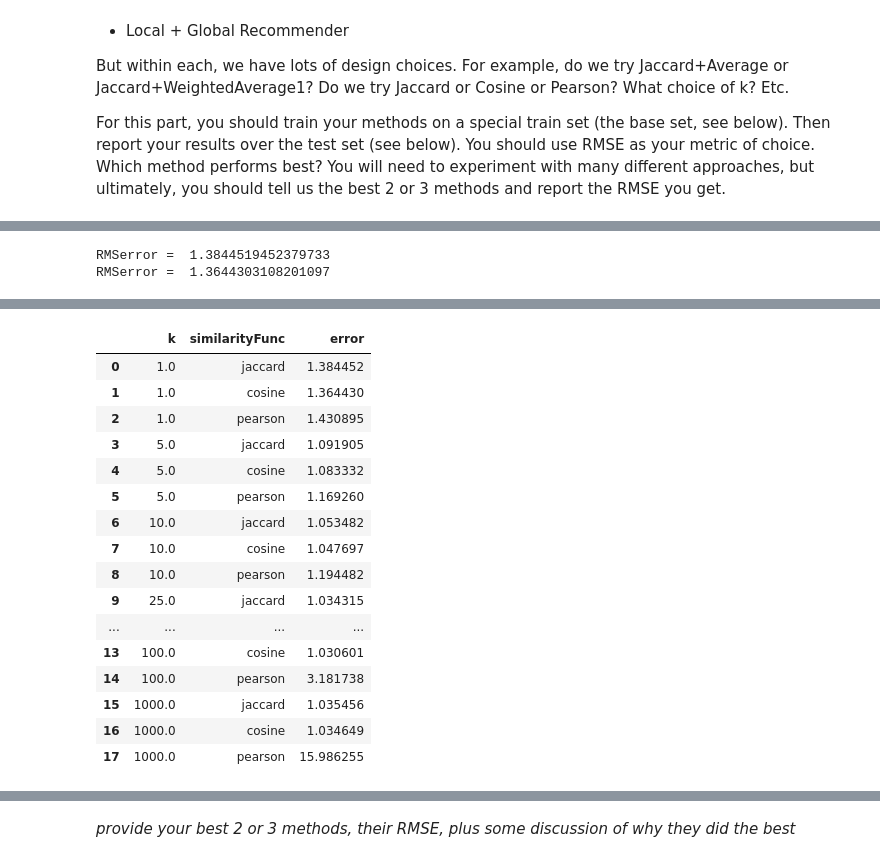
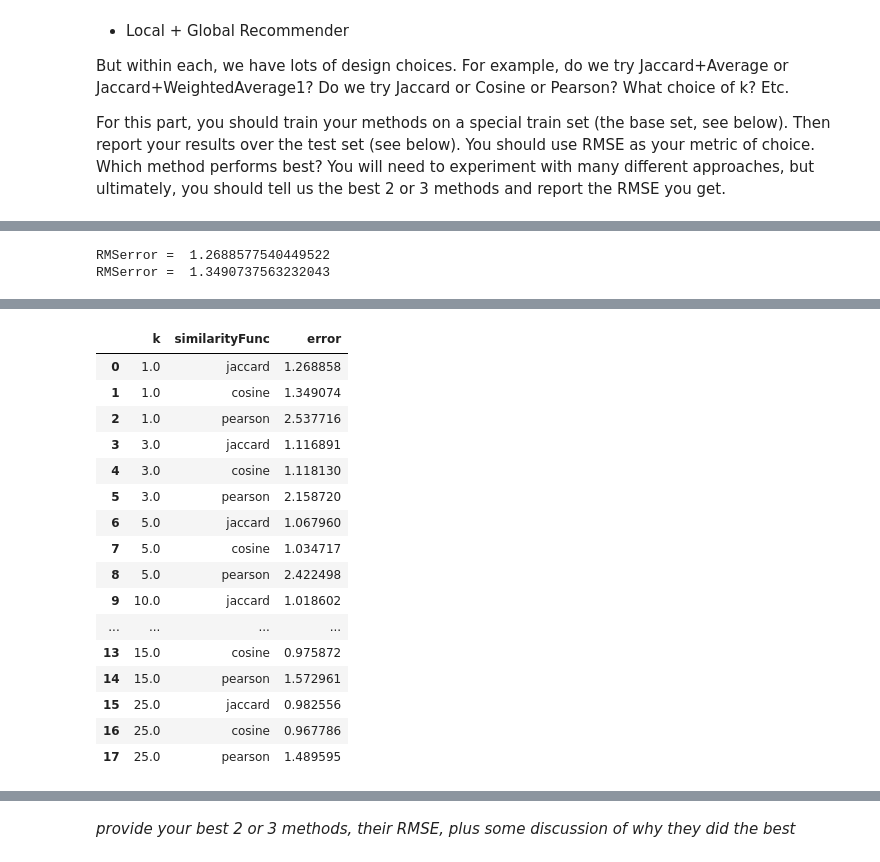
Before and after one commit to RyanChomistek/470hw3, a Jupyter notebook: homework_3.ipynb, the cells around one changed output, grey strips where cells are left out. Drawn from its saved outputs; the diff is of its cells as text; code cells hidden in the pictures.

```diff
--- a/homework_3.ipynb
+++ b/homework_3.ipynb
@@ -259,0 +270,11 @@ weightedAverage2(20, 1,trainingRatingMatrix , pearson, 10, train)
+# %%
+def getClosestkSimilarUsers(movieId, userId, similarityFunc, k, matrix, matrixT):
+    usersWhoSawMovie = np.where(matrixT[movieId] > 0, 1, 0)
+    userIndexes = np.fromfunction(lambda i,j: j, (1,len(usersWhoSawMovie)), dtype=int)[0]
+    usersWhoSawMovieIndexes = (usersWhoSawMovie * userIndexes)
+    usersWhoSawMovieIndexesFiltered = np.extract(usersWhoSawMovieIndexes > 0, usersWhoSawMovieIndexes)
+    usersWithSim = (np.array(list(map(lambda item2: (item2,similarityFunc (userId, item2, matrix),matrix[item2][movieId]), usersWhoSawMovieIndexesFiltered))))
+    sortedTopK = usersWithSim[usersWithSim[:,1].argsort()[::-1]][:k]
+    return pd.DataFrame(data = sortedTopK, columns= ['UserId', 'similarity', 'Rating'])
+
+getClosestkSimilarUsers(97,363, pearson, 10, ratingMatrix, ratingMatrixT)
@@ -263,16 +296,11 @@ The second is to take a weighted average, where we weight more "similar" neighbo
 
 Choose a reasonable k so that r_{c,s} is between 1 to 5
 # %%
-def weightedAverage(movieId, userId, similarityFunc, k, ratingsDF, matrix):
-
-    closest10 = getClosestkSimilarUsers(movieId,userId, similarityFunc, k, ratingsDF, matrix)
-
-    k = 1/closest10['similarity'].sum()
-
-    score = closest10.apply(lambda row: k * row['similarity'] * row['Rating'], axis=1).sum()
-
-
+def weightedAverage(movieId, userId, similarityFunc, k, matrix, matrixT):
+    closestk = getClosestkSimilarUsers(movieId,userId, similarityFunc, k, matrix, matrixT)
+    k = 1/closestk['similarity'].sum()
+    score = closestk.apply(lambda row: k * row['similarity'] * row['Rating'], axis=1).sum()
     return score
 
-print('predicted score = ', weightedAverage(97, 363, pearson, 10, movie_ratings_df, ratingMatrix))
+print('predicted score = ', weightedAverage(97, 363, pearson, 10, ratingMatrix, ratingMatrixT))
 # %% [output]
@@ -430,16 +477,19 @@ RMSerror =  0.991851036585312
 
 #user user
 def userUserPrediction(row):
+    start = time.time()
     #if we havent observed any rankings for this guy return global avg
     if(len(train[train.MovieId == row['MovieId']]) == 0):
         return avgGlobal
-    score = weightedAverage(row['MovieId'], row['UserId'], simFunc, k, train, trainingRatingMatrix)
+    score = weightedAverage(row['MovieId'], row['UserId'], simFunc, k, trainingRatingMatrix, trainingRatingMatrixT)
+    end = time.time()
+    #print(end - start)
     return score
 
 d = {'k': [], 'similarityFunc': [], 'error': []}
 error_df = pd.DataFrame(data=d)
 
-ks = [1,5,10,25,100,1000]
+ks = [1,3,5,10,15,25]
 similarityFuncs = {'jaccard' : jaccard,'cosine' : cosine,'pearson' : pearson}
 simFunc = cosine
 k = 10
@@ -449,11 +499,11 @@ for i in ks:
     for name, func in similarityFuncs.items():
         simFunc = func
         start = time.time()
-        error = GetRMSE(test, userUserPrediction)
+        error = GetRMSE(test[:100], userUserPrediction)
         error_df = error_df.append({'k': k, 'similarityFunc': name, 'error' : error}, ignore_index=True)
         end = time.time()
         #print(end - start)
 error_df
 # %% [output]
-RMSerror =  1.3844519452379733
-RMSerror =  1.3644303108201097
+RMSerror =  1.2688577540449522
+RMSerror =  1.3490737563232043
@@ -476,20 +526,20 @@ RMSerror =  15.986254582369854
 |  | k | similarityFunc | error |
-| 0 | 1.0 | jaccard | 1.384452 |
-| 1 | 1.0 | cosine | 1.364430 |
-| 2 | 1.0 | pearson | 1.430895 |
-| 3 | 5.0 | jaccard | 1.091905 |
-| 4 | 5.0 | cosine | 1.083332 |
-| 5 | 5.0 | pearson | 1.169260 |
-| 6 | 10.0 | jaccard | 1.053482 |
-| 7 | 10.0 | cosine | 1.047697 |
-| 8 | 10.0 | pearson | 1.194482 |
-| 9 | 25.0 | jaccard | 1.034315 |
+| 0 | 1.0 | jaccard | 1.268858 |
+| 1 | 1.0 | cosine | 1.349074 |
+| 2 | 1.0 | pearson | 2.537716 |
+| 3 | 3.0 | jaccard | 1.116891 |
+| 4 | 3.0 | cosine | 1.118130 |
+| 5 | 3.0 | pearson | 2.158720 |
+| 6 | 5.0 | jaccard | 1.067960 |
+| 7 | 5.0 | cosine | 1.034717 |
+| 8 | 5.0 | pearson | 2.422498 |
+| 9 | 10.0 | jaccard | 1.018602 |
 | ... | ... | ... | ... |
-| 13 | 100.0 | cosine | 1.030601 |
-| 14 | 100.0 | pearson | 3.181738 |
-| 15 | 1000.0 | jaccard | 1.035456 |
-| 16 | 1000.0 | cosine | 1.034649 |
-| 17 | 1000.0 | pearson | 15.986255 |
+| 13 | 15.0 | cosine | 0.975872 |
+| 14 | 15.0 | pearson | 1.572961 |
+| 15 | 25.0 | jaccard | 0.982556 |
+| 16 | 25.0 | cosine | 0.967786 |
+| 17 | 25.0 | pearson | 1.489595 |
 # %%
 #user user2
 def userUserPrediction2(row):
```
Also changed, not shown: parts of 14 cells of this notebook.
